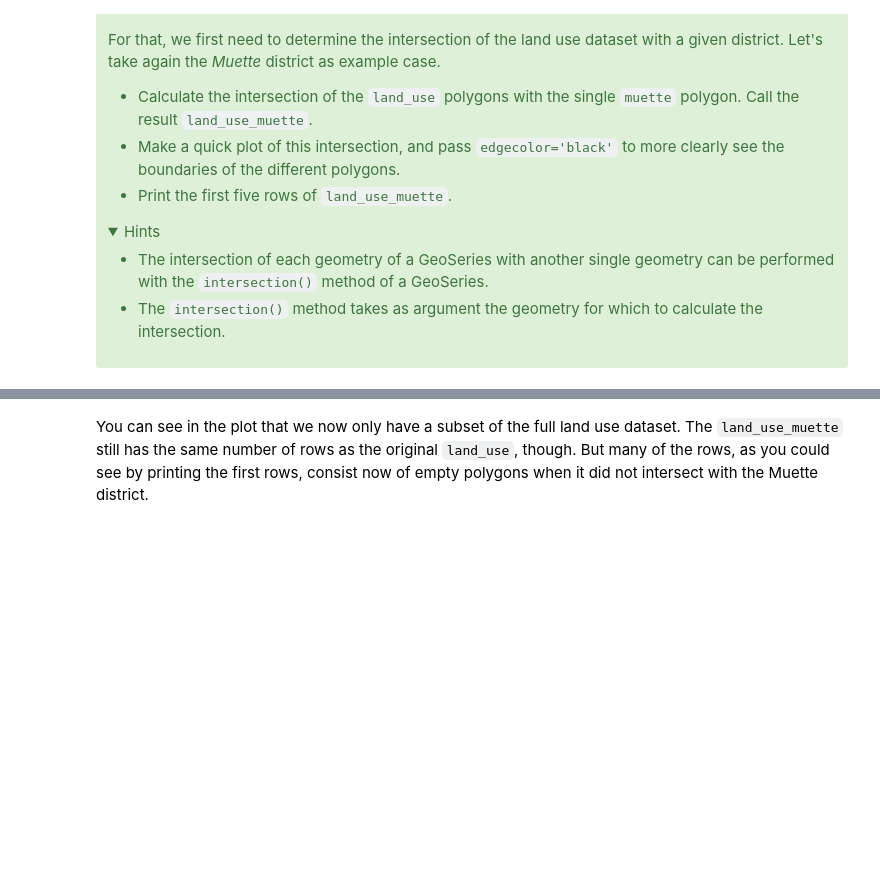
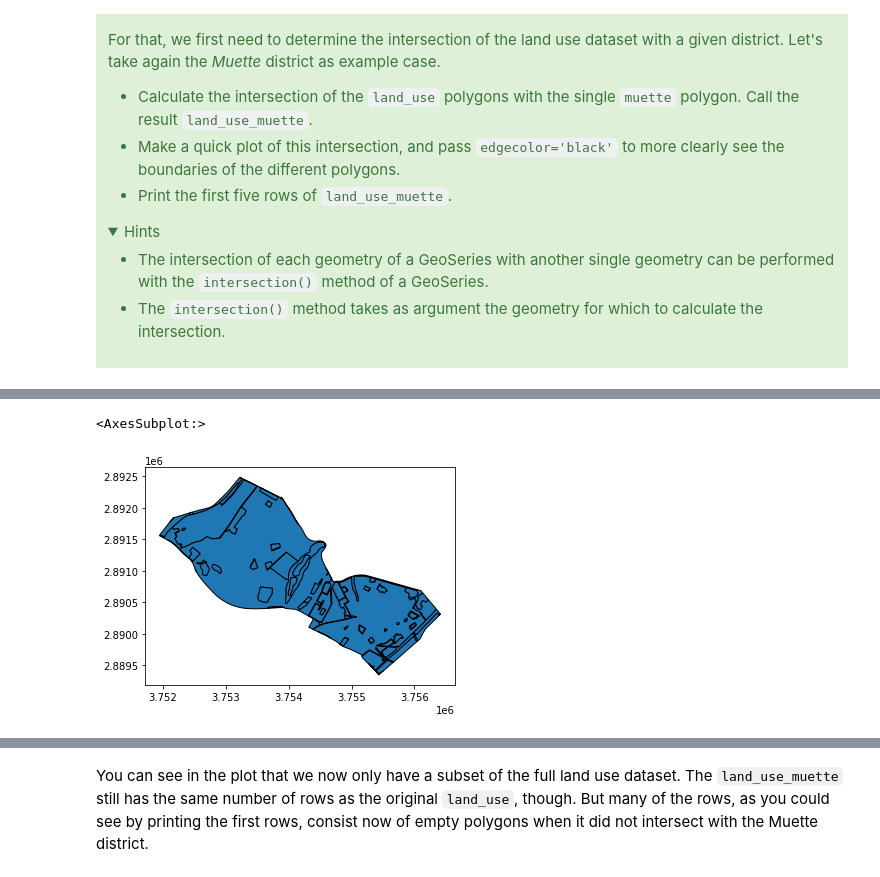
Before and after one commit to jorisvandenbossche/DS-python-geospatial, a Jupyter notebook: _solved/04-spatial-joins.ipynb, the cells around one changed output, grey strips where cells are left out. Cells and saved outputs as stored; diff of their text form; code cells hidden in the pictures; folded sections open; blank space fills up the shorter version.

```diff
--- a/_solved/04-spatial-joins.ipynb
+++ b/_solved/04-spatial-joins.ipynb
@@ -326,7 +461,7 @@ For that, we first need to determine the intersection of the land use dataset wi
 # %%
 land_use = geopandas.read_file("zip://./data/paris_land_use.zip")
 districts = geopandas.read_file("data/paris_districts.geojson").to_crs(land_use.crs)
-muette = districts[districts.district_name == 'Muette'].geometry.squeeze()
+muette = districts[districts.district_name == 'Muette'].geometry.item()
 # %%
 # Calculate the intersection of the land use polygons with Notre Dame
 land_use_muette = land_use.geometry.intersection(muette)
@@ -333,3 +483,8 @@ land_use_muette = land_use.geometry.intersection(muette)
+# %%
+land_use_muette[~land_use_muette.is_empty].plot(edgecolor='black')
+# %% [output]
+<AxesSubplot:>
+[figure, added]
 # %%
 # Plot the intersection
 land_use_muette.plot(edgecolor='black')
```
Also changed, not shown: parts of 32 cells of this notebook, 5 other files.
